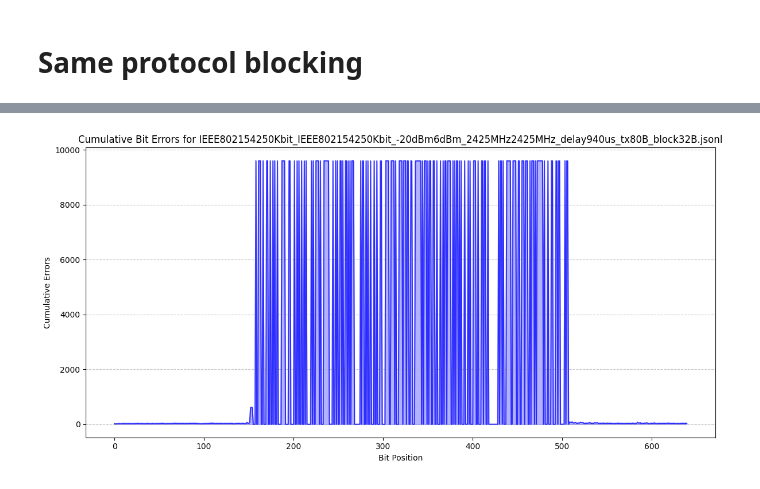
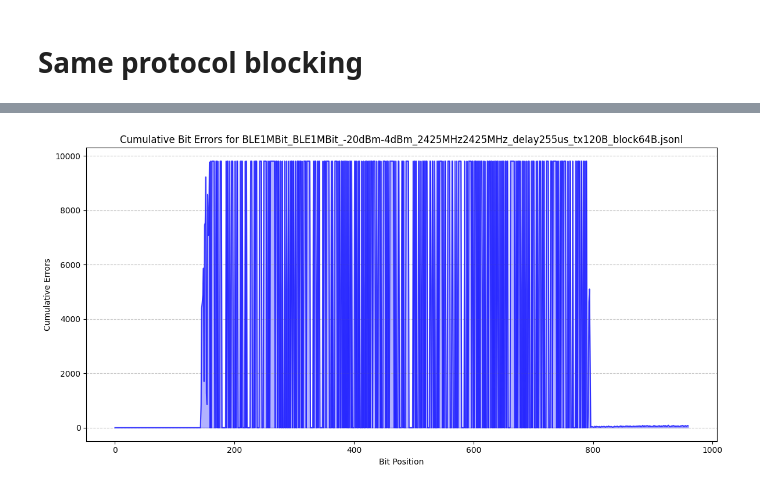
Before and after one commit to Zimrahin/DotBot-firmware, a Jupyter notebook: a_python/plot_ratio_wrong_bits.ipynb, the cells around one changed output, grey strips where cells are left out. Saved outputs shown, nothing was run; the diff lists cells and outputs as text; code cells hidden in the pictures.

Commit message:
plots from pseudo-random sequence interferences

```diff
--- a/a_python/plot_ratio_wrong_bits.ipynb
+++ b/a_python/plot_ratio_wrong_bits.ipynb
@@ -338,11 +350,12 @@ plot_cumulative_bit_errors(example_file)
 # %% [markdown]
 # Same protocol blocking
 # %%
+filename = "experiment_data/same_protocol_random_sequence"
 # Parse file names into dictionaries
-files_dict_same = parse_data_to_dictionary("experiment_data/same_protocol_blocker")
+files_dict_same = parse_data_to_dictionary(filename)
 
 # Add bitt error distribution, count and BER to each configuration (file)
-add_bit_errors_to_files_dict(files_dict_same, "experiment_data/same_protocol_blocker")
+add_bit_errors_to_files_dict(files_dict_same, filename)
 # %%
 plot_grouped_ber_with_subplots(files_dict_same,
                                bar_width=0.05,
@@ -356,6 +369,6 @@ plot_grouped_ber_with_subplots(files_dict_same,
 # %%
 # Example: Plot for the first file in a group
-example_file_same = files_dict_same["IEEE802154250Kbit_IEEE802154250Kbit"][20]
+example_file_same = files_dict_same["BLE1MBit_BLE1MBit"][16]
 plot_cumulative_bit_errors(example_file_same)
 # %% [output]
-[figure, old version]
+[figure, new version]
```
Also changed, not shown: parts of 5 cells of this notebook.
